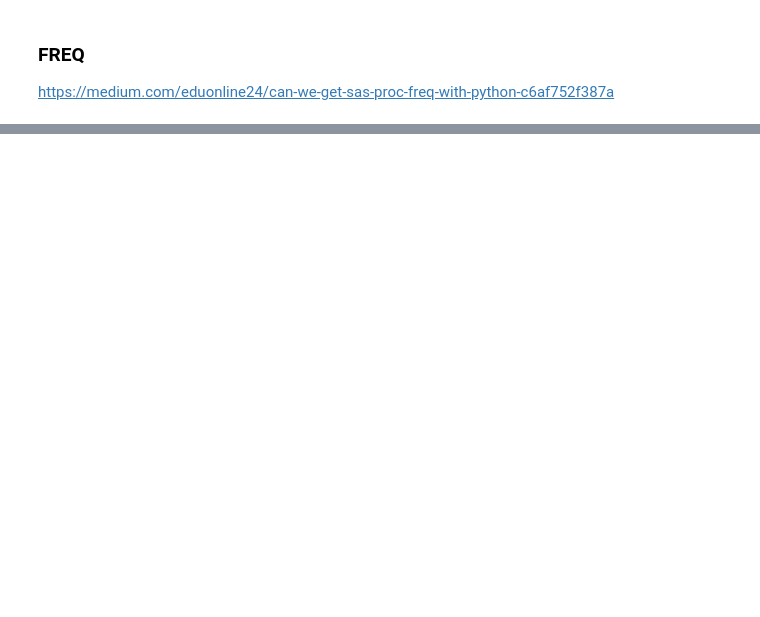
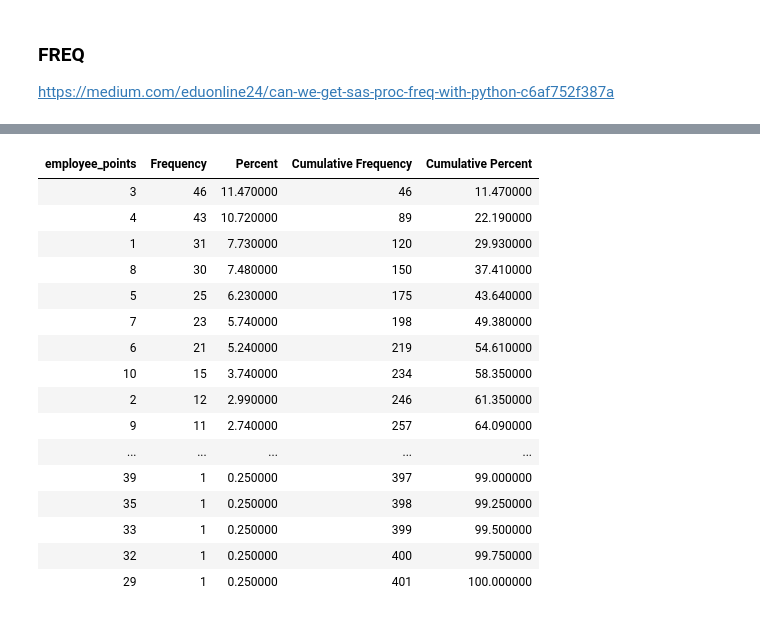
Before and after one commit to statisticsnorway/ssb-utdanning, a Jupyter notebook: 04_proc.ipynb, the cells around one changed output, grey strips where cells are left out. Saved outputs shown, nothing was run; the diff lists cells and outputs as text; code cells hidden in the pictures; blank space fills up the shorter version.

```diff
--- a/04_proc.ipynb
+++ b/04_proc.ipynb
@@ -198,4 +139,25 @@ freq(df, cols = ['employee_points'],
 | 8 | 30 |
+# %%
+#dapla
+freq(df, tables = [-1], order = 'data')
+# %% [output]
+| employee_points | Frequency | Percent | Cumulative Frequency | Cumulative Percent |
+| 3 | 46 | 11.470000 | 46 | 11.470000 |
+| 4 | 43 | 10.720000 | 89 | 22.190000 |
+| 1 | 31 | 7.730000 | 120 | 29.930000 |
+| 8 | 30 | 7.480000 | 150 | 37.410000 |
+| 5 | 25 | 6.230000 | 175 | 43.640000 |
+| 7 | 23 | 5.740000 | 198 | 49.380000 |
+| 6 | 21 | 5.240000 | 219 | 54.610000 |
+| 10 | 15 | 3.740000 | 234 | 58.350000 |
+| 2 | 12 | 2.990000 | 246 | 61.350000 |
+| 9 | 11 | 2.740000 | 257 | 64.090000 |
+| ... | ... | ... | ... | ... |
+| 39 | 1 | 0.250000 | 397 | 99.000000 |
+| 35 | 1 | 0.250000 | 398 | 99.250000 |
+| 33 | 1 | 0.250000 | 399 | 99.500000 |
+| 32 | 1 | 0.250000 | 400 | 99.750000 |
+| 29 | 1 | 0.250000 | 401 | 100.000000 |
 # %%
 # CONTENTS
 # List opp nyttig info
```
Also changed, not shown: parts of 8 cells of this notebook.
